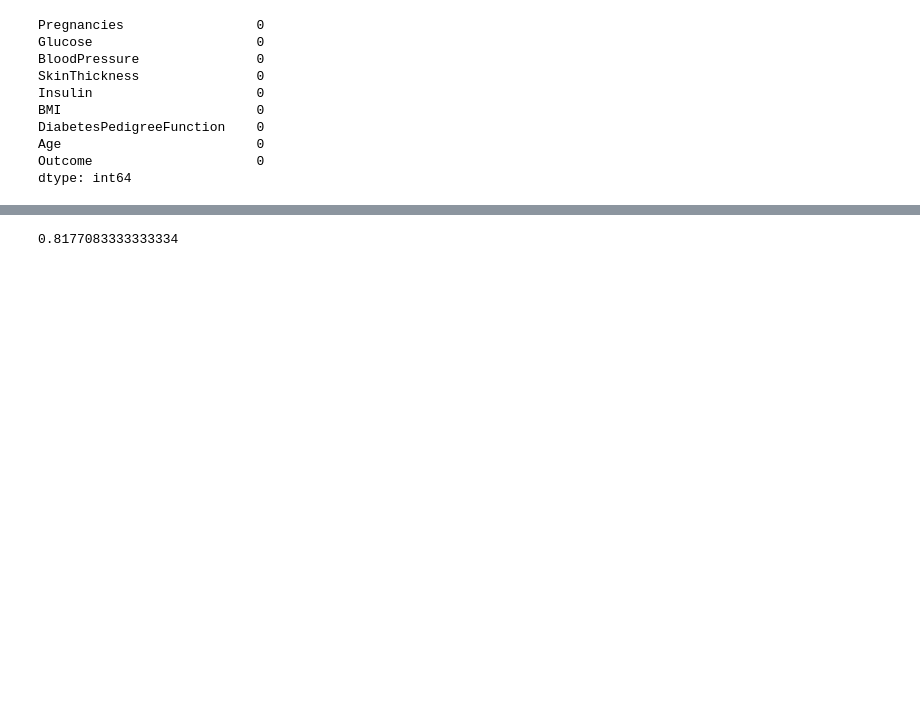
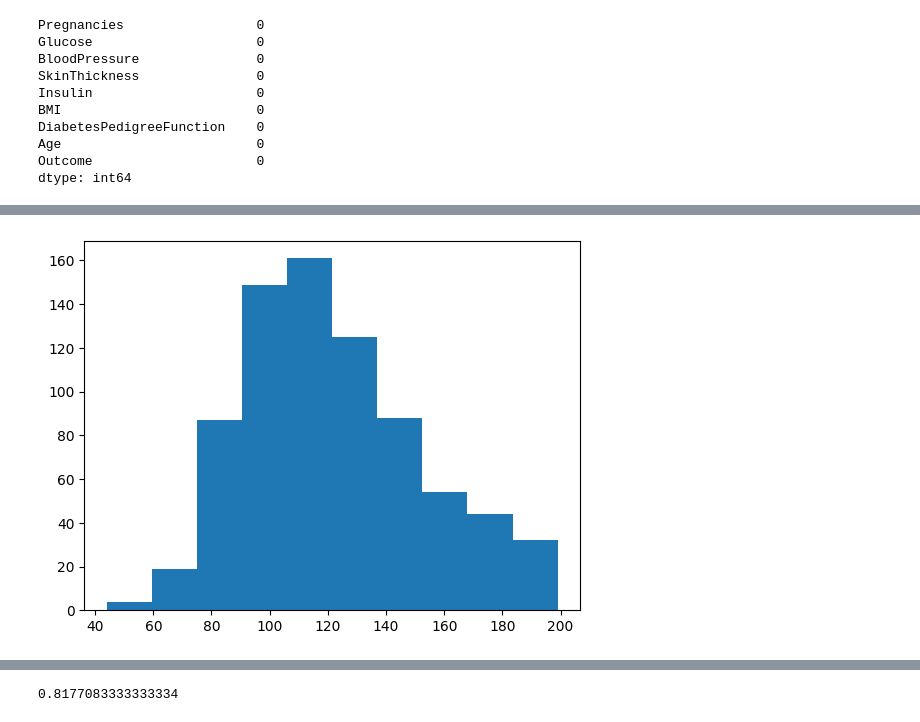
Before and after one commit to AngelB26/ICTAK, a Jupyter notebook: classification.ipynb, the cells around one changed output, grey strips where cells are left out. Saved outputs shown, nothing was run; the diff lists cells and outputs as text; code cells hidden in the pictures; blank space fills up the shorter version.

```diff
--- a/classification.ipynb
+++ b/classification.ipynb
@@ -52,0 +110,7 @@ dtype: int64
+# %%
+data['BloodPressure'] = data['BloodPressure'].fillna(data['BloodPressure'].median())
+# %%
+plt.hist(data['Glucose'])
+plt.show()
+# %% [output]
+[figure, added]
```
Also changed, not shown: parts of 101 cells of this notebook.
